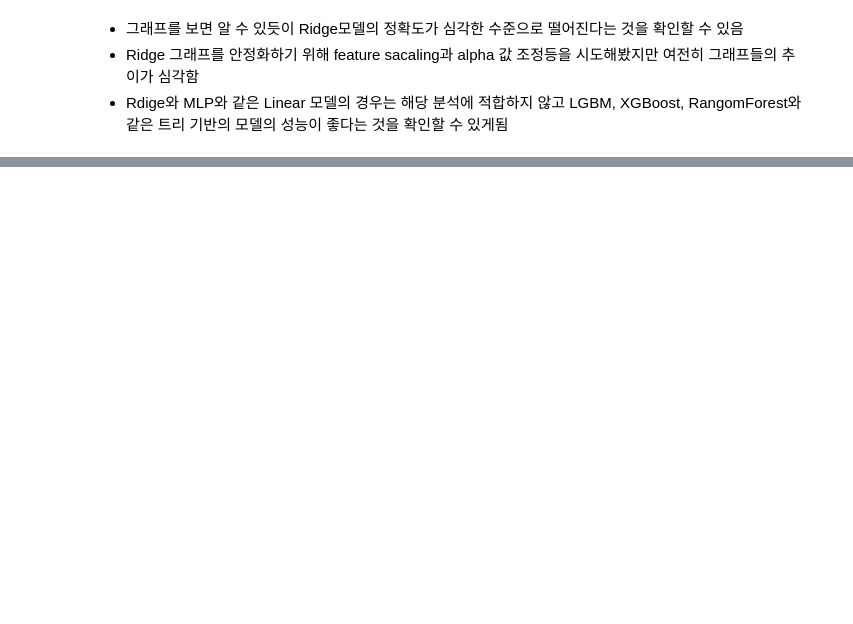
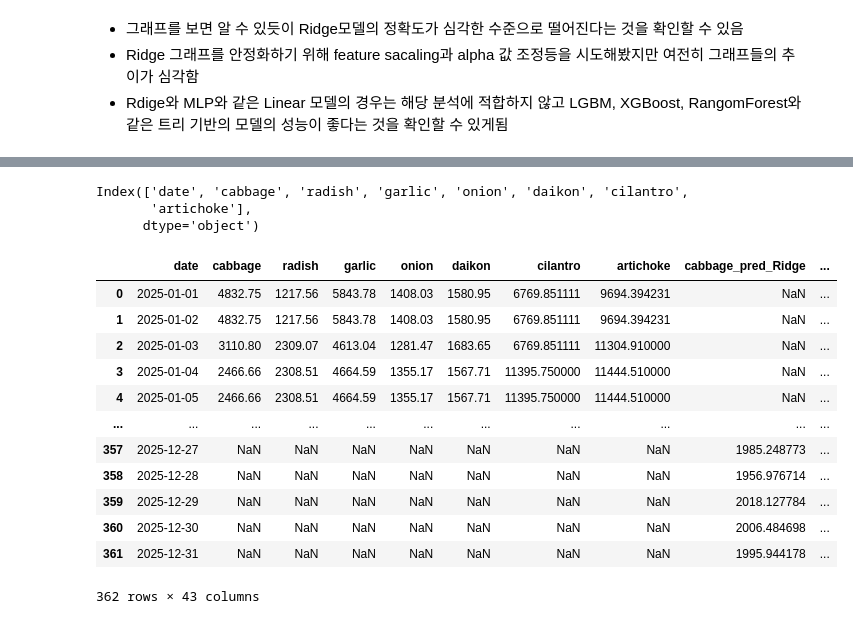
Before and after one commit to turtle-jaewoo/SE_Project, a Jupyter notebook: SE_Project.ipynb, the cells around one changed output, grey strips where cells are left out. Drawn from its saved outputs; the diff is of its cells as text; code cells hidden in the pictures; blank space fills up the shorter version.

Commit message:
frontend dataframe update

```diff
--- a/SE_Project.ipynb
+++ b/SE_Project.ipynb
@@ -1642,0 +1706,22 @@ plot_predictions(df_for_plot, targets)
+# %%
+real.columns
+# %% [output]
+Index(['date', 'cabbage', 'radish', 'garlic', 'onion', 'daikon', 'cilantro',
+       'artichoke'],
+      dtype='object')
+# %%
+df_for_plot
+# %% [output]
+|  | date | cabbage | radish | garlic | onion | daikon | cilantro | artichoke | cabbage_pred_Ridge | ... |
+| 0 | 2025-01-01 | 4832.75 | 1217.56 | 5843.78 | 1408.03 | 1580.95 | 6769.851111 | 9694.394231 | NaN | ... |
+| 1 | 2025-01-02 | 4832.75 | 1217.56 | 5843.78 | 1408.03 | 1580.95 | 6769.851111 | 9694.394231 | NaN | ... |
+| 2 | 2025-01-03 | 3110.80 | 2309.07 | 4613.04 | 1281.47 | 1683.65 | 6769.851111 | 11304.910000 | NaN | ... |
+| 3 | 2025-01-04 | 2466.66 | 2308.51 | 4664.59 | 1355.17 | 1567.71 | 11395.750000 | 11444.510000 | NaN | ... |
+| 4 | 2025-01-05 | 2466.66 | 2308.51 | 4664.59 | 1355.17 | 1567.71 | 11395.750000 | 11444.510000 | NaN | ... |
+| ... | ... | ... | ... | ... | ... | ... | ... | ... | ... | ... |
+| 357 | 2025-12-27 | NaN | NaN | NaN | NaN | NaN | NaN | NaN | 1985.248773 | ... |
+| 358 | 2025-12-28 | NaN | NaN | NaN | NaN | NaN | NaN | NaN | 1956.976714 | ... |
+| 359 | 2025-12-29 | NaN | NaN | NaN | NaN | NaN | NaN | NaN | 2018.127784 | ... |
+| 360 | 2025-12-30 | NaN | NaN | NaN | NaN | NaN | NaN | NaN | 2006.484698 | ... |
+| 361 | 2025-12-31 | NaN | NaN | NaN | NaN | NaN | NaN | NaN | 1995.944178 | ... |
+362 rows × 43 columns
```
Also changed, not shown: parts of 29 cells of this notebook.
